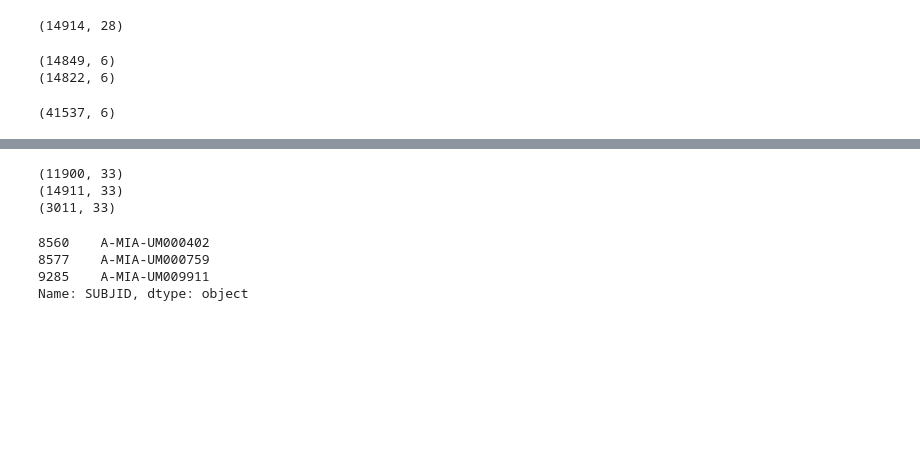
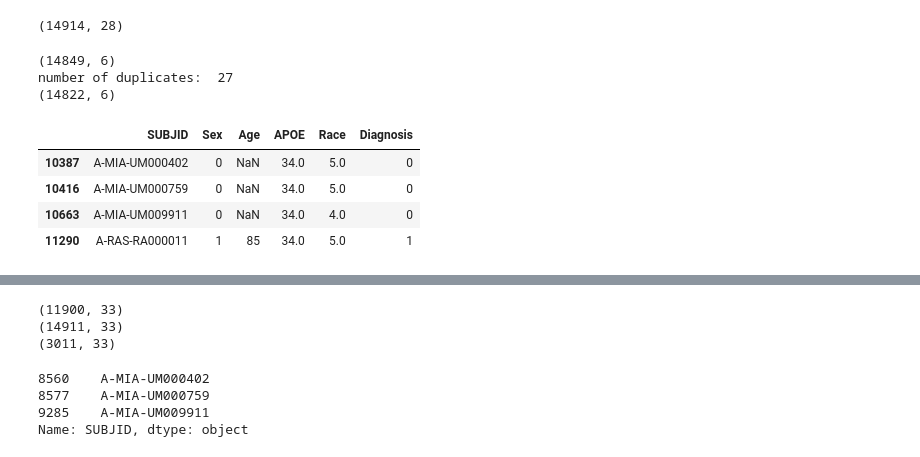
Before and after one commit to teresa-sansan/ADSP_polyfun, a Jupyter notebook: merge_phenotype_ancestry.ipynb, the cells around one changed output, grey strips where cells are left out. Cells and saved outputs as stored; diff of their text form; code cells hidden in the pictures; blank space fills up the shorter version.

```diff
--- a/merge_phenotype_ancestry.ipynb
+++ b/merge_phenotype_ancestry.ipynb
@@ -179,15 +136,21 @@ ancestry[ancestry.SUBJID.isin(phenotype_merge2.SUBJID)].shape
 phenotype_test = phenotype_merge2
 phenotype_merge2 = phenotype_merge2[phenotype_merge2.SUBJID.isin(ancestry.SUBJID)]
 print(phenotype_merge2.shape)
+print("number of duplicates: ",phenotype_merge2.shape[0]- phenotype_merge2.drop_duplicates().shape[0])
 phenotype_merge2 = phenotype_merge2.drop_duplicates()
 print(phenotype_merge2.shape) ## 14822
 # %% [output]
 (14849, 6)
+number of duplicates:  27
 (14822, 6)
-# %%
-phenotype_test.shape
-# %% [output]
-(41537, 6)
+# %%
+phenotype_merge2[phenotype_merge2.SUBJID.duplicated()]
+# %% [output]
+|  | SUBJID | Sex | Age | APOE | Race | Diagnosis |
+| 10387 | A-MIA-UM000402 | 0 | NaN | 34.0 | 5.0 | 0 |
+| 10416 | A-MIA-UM000759 | 0 | NaN | 34.0 | 5.0 | 0 |
+| 10663 | A-MIA-UM009911 | 0 | NaN | 34.0 | 4.0 | 0 |
+| 11290 | A-RAS-RA000011 | 1 | 85 | 34.0 | 5.0 | 1 |
 # %%
 phenotype_merge2 = phenotype_merge2.sort_values("SUBJID")
 phenotype_merge2.reset_index(drop=True, inplace=True)
```
Also changed, not shown: parts of 15 cells of this notebook, 51 other files.
